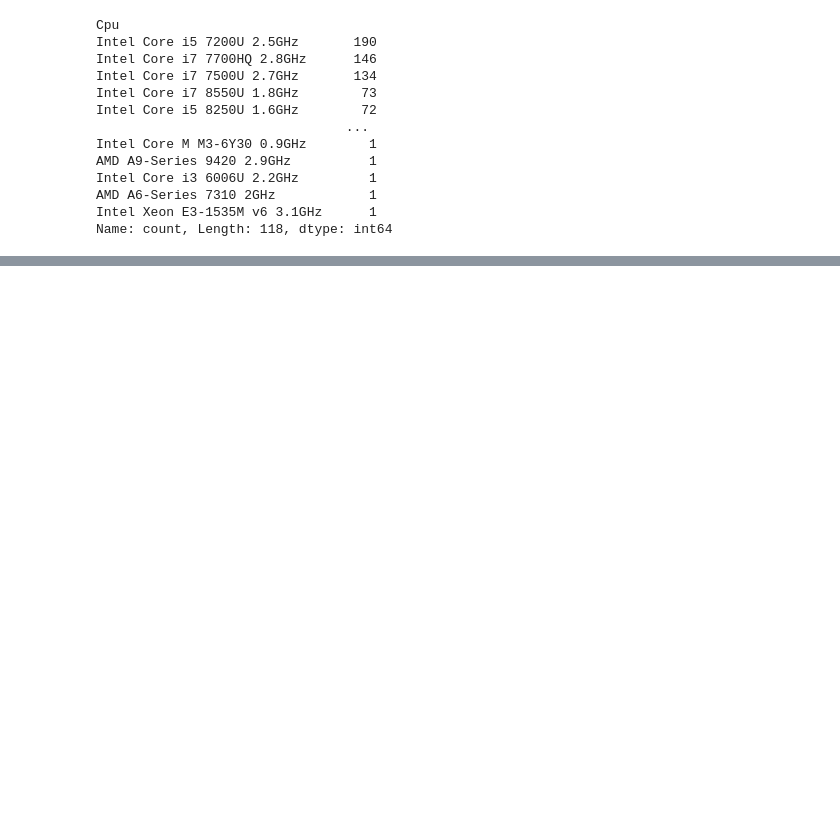
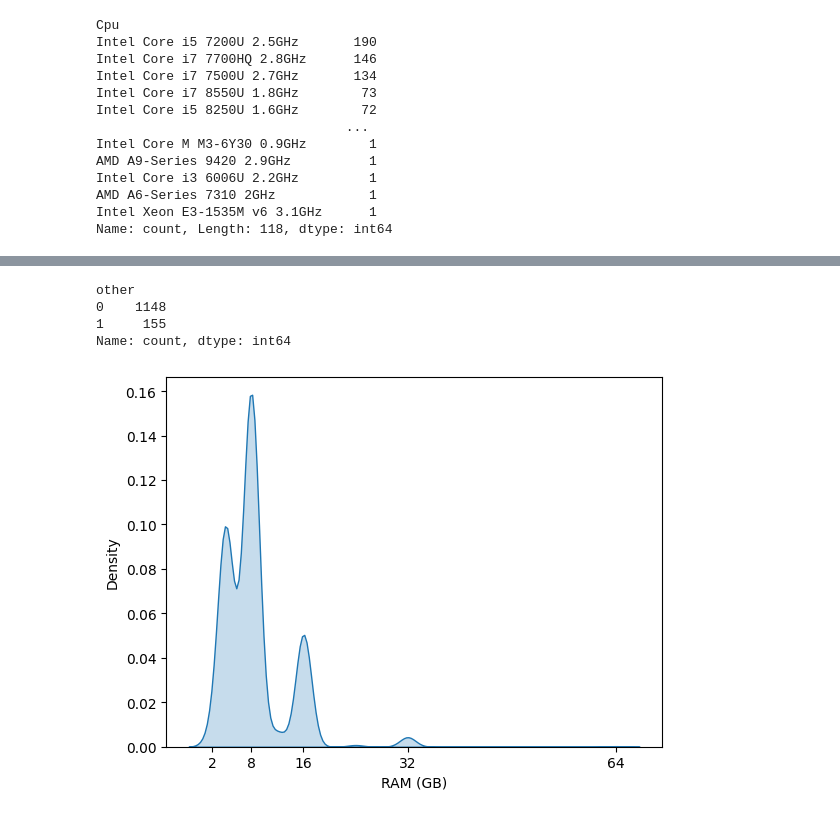
Before and after one commit to 23ME30056/Lappy_price, a Jupyter notebook: main.ipynb, the cells around one changed output, grey strips where cells are left out. Drawn from its saved outputs; the diff is of its cells as text; code cells hidden in the pictures; blank space fills up the shorter version.

```diff
--- a/main.ipynb
+++ b/main.ipynb
@@ -349,0 +383,3 @@ sns.barplot(data = df['i3'])
+# %%
+df['height'] = df['height'].astype(int)
+df['height'].info
@@ -349,0 +399,9 @@ sns.barplot(data = df['i3'])
+# %%
+# calculating pixels per inch
+df['height'].astype(int)
+df['ppi'] = (df['width']**2 + df['height']**2)**0.5/df['Inches']
+# %%
+df['other'] = df['Cpu'].apply(lambda x: 1 if not any(keyword in x for keyword in ['i3', 'i5', 'i7','AMD']) else 0)
+
+# Creating the 'amd' column
+df['amd'] = df['Cpu'].apply(lambda x: 1 if 'AMD' in x else 0)
@@ -349,0 +423,33 @@ sns.barplot(data = df['i3'])
+# %%
+# def get_cpu_brand(row):
+#     if row['i3'] == 1:
+#         return 'i3'
+#     elif row['i5'] == 1:
+#         return 'i5'
+#     elif row['i7'] == 1:
+#         return 'i7'
+#     elif row['amd'] == 1:
+#         return 'AMD'
+#     else:
+#         return 'Other'
+
+# df2['CPU BRAND'] = df2.apply(get_cpu_brand, axis=1)
+# df = df[['CPU BRAND']]
+
+# # Creating a count plot
+# sns.countplot(x='CPU BRAND', data=df2)
+df['other'].value_counts()
+# %% [output]
+other
+0    1148
+1     155
+Name: count, dtype: int64
+# %%
+# kde plot
+sns.kdeplot(df['Ram'], fill=True)
+plt.xticks(ticks=[2,8, 16, 32, 64])
+plt.xlabel('RAM (GB)')
+plt.ylabel('Density')
+plt.show()
+# %% [output]
+[figure, added]
```
Also changed, not shown: parts of 13 cells of this notebook.
